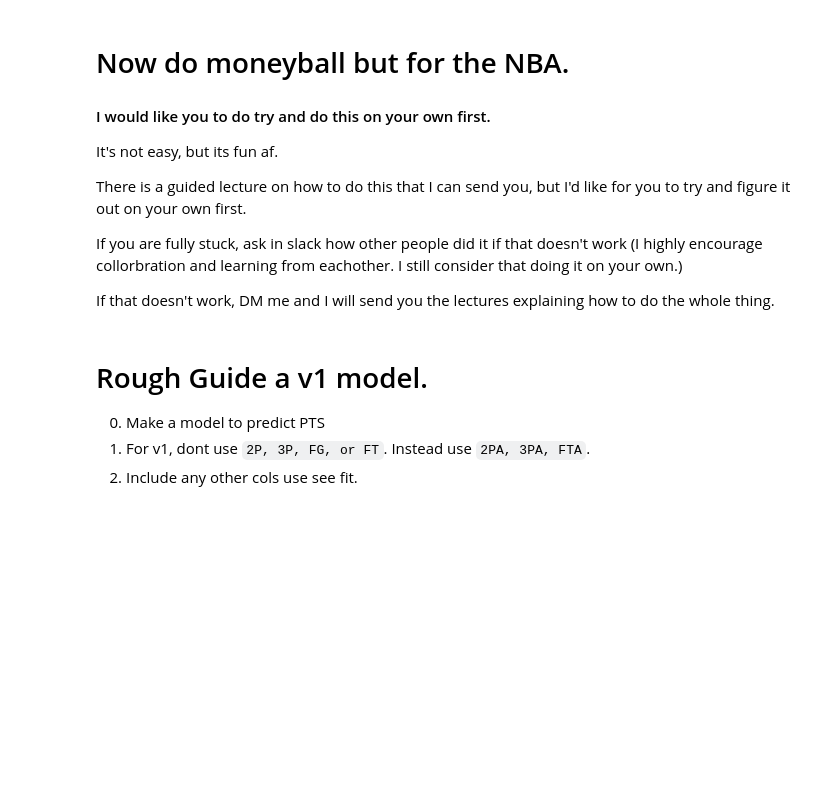
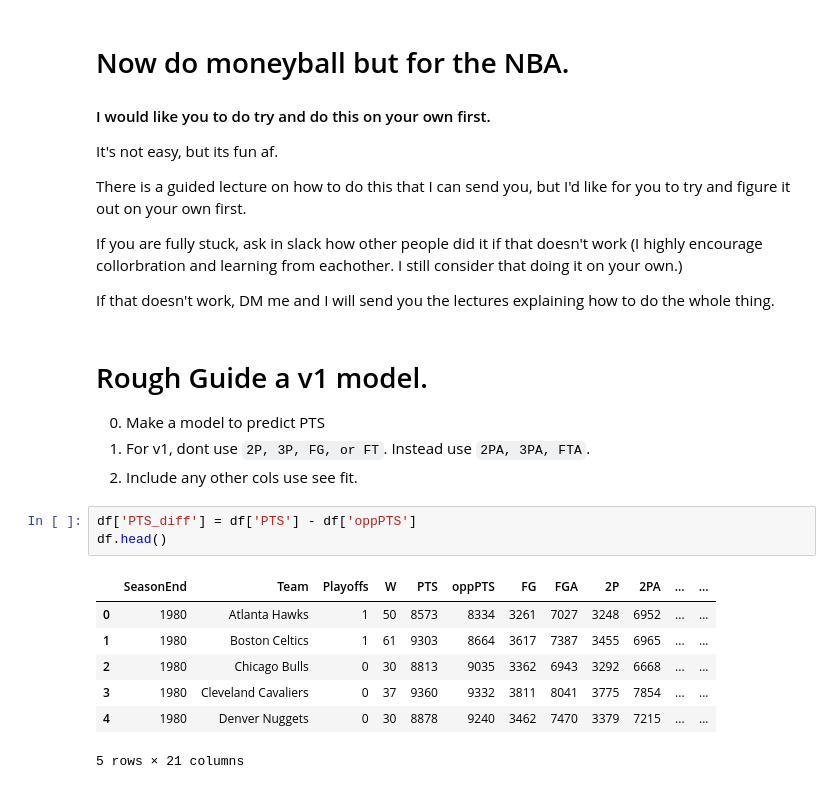
Before and after one commit to c0mpSc1Art1st/my-fork-2023-fall-data-science-fridays, a Jupyter notebook: Week-06-Regression/Exercise-ZA.ipynb, the cells around one changed output. Saved outputs shown, nothing was run; the diff lists cells and outputs as text; blank space fills up the shorter version.

```diff
--- a/Week-06-Regression/Exercise-ZA.ipynb
+++ b/Week-06-Regression/Exercise-ZA.ipynb
@@ -170,3 +170,14 @@ If that doesn't work, DM me and I will send you the lectures explaining how to d
 0. Make a model to predict PTS
 0. For v1, dont use `2P, 3P, FG, or FT`.  Instead use `2PA, 3PA, FTA`.
 0. Include any other cols use see fit.
+# %%
+df['PTS_diff'] = df['PTS'] - df['oppPTS']
+df.head()
+# %% [output]
+|  | SeasonEnd | Team | Playoffs | W | PTS | oppPTS | FG | FGA | 2P | 2PA | ... | ... |
+| 0 | 1980 | Atlanta Hawks | 1 | 50 | 8573 | 8334 | 3261 | 7027 | 3248 | 6952 | ... | ... |
+| 1 | 1980 | Boston Celtics | 1 | 61 | 9303 | 8664 | 3617 | 7387 | 3455 | 6965 | ... | ... |
+| 2 | 1980 | Chicago Bulls | 0 | 30 | 8813 | 9035 | 3362 | 6943 | 3292 | 6668 | ... | ... |
+| 3 | 1980 | Cleveland Cavaliers | 0 | 37 | 9360 | 9332 | 3811 | 8041 | 3775 | 7854 | ... | ... |
+| 4 | 1980 | Denver Nuggets | 0 | 30 | 8878 | 9240 | 3462 | 7470 | 3379 | 7215 | ... | ... |
+5 rows × 21 columns
```
Also changed, not shown: parts of 3 cells of this notebook.
